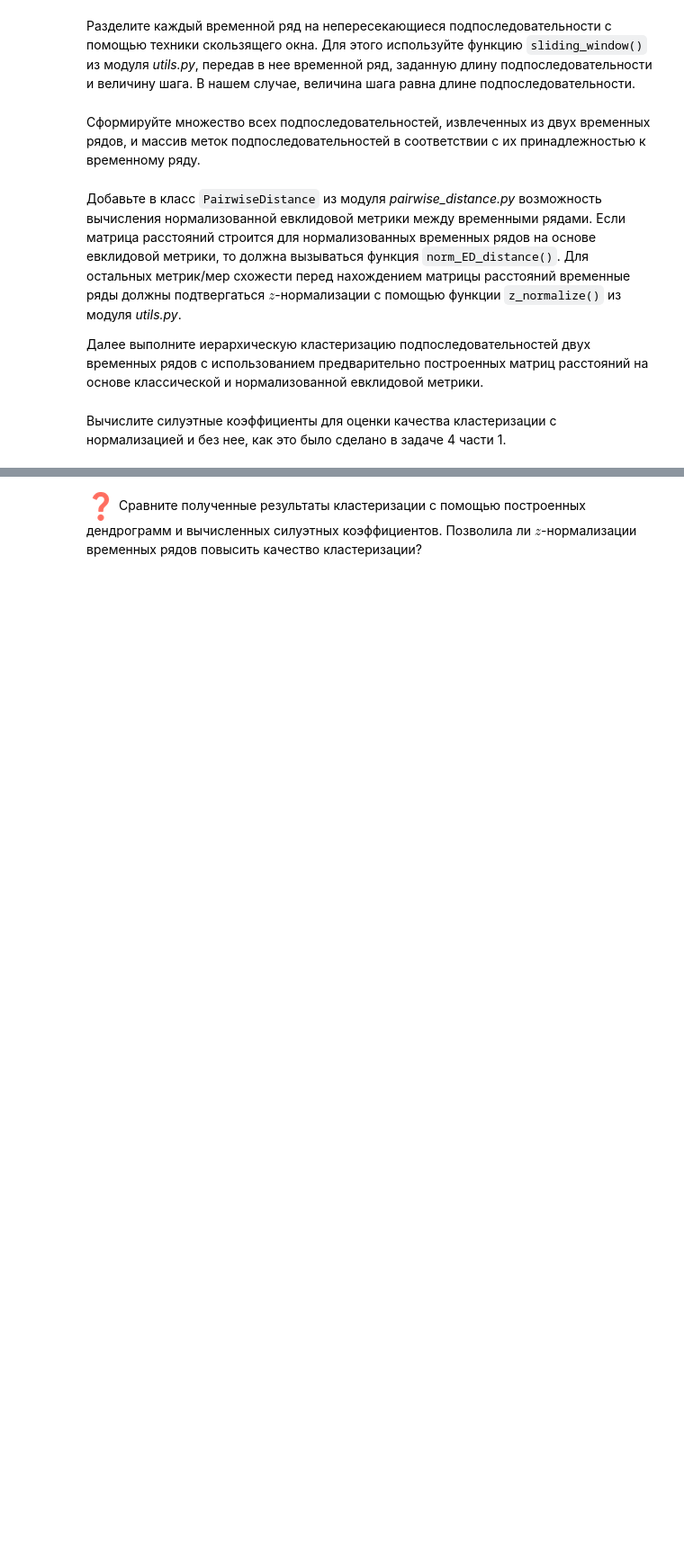
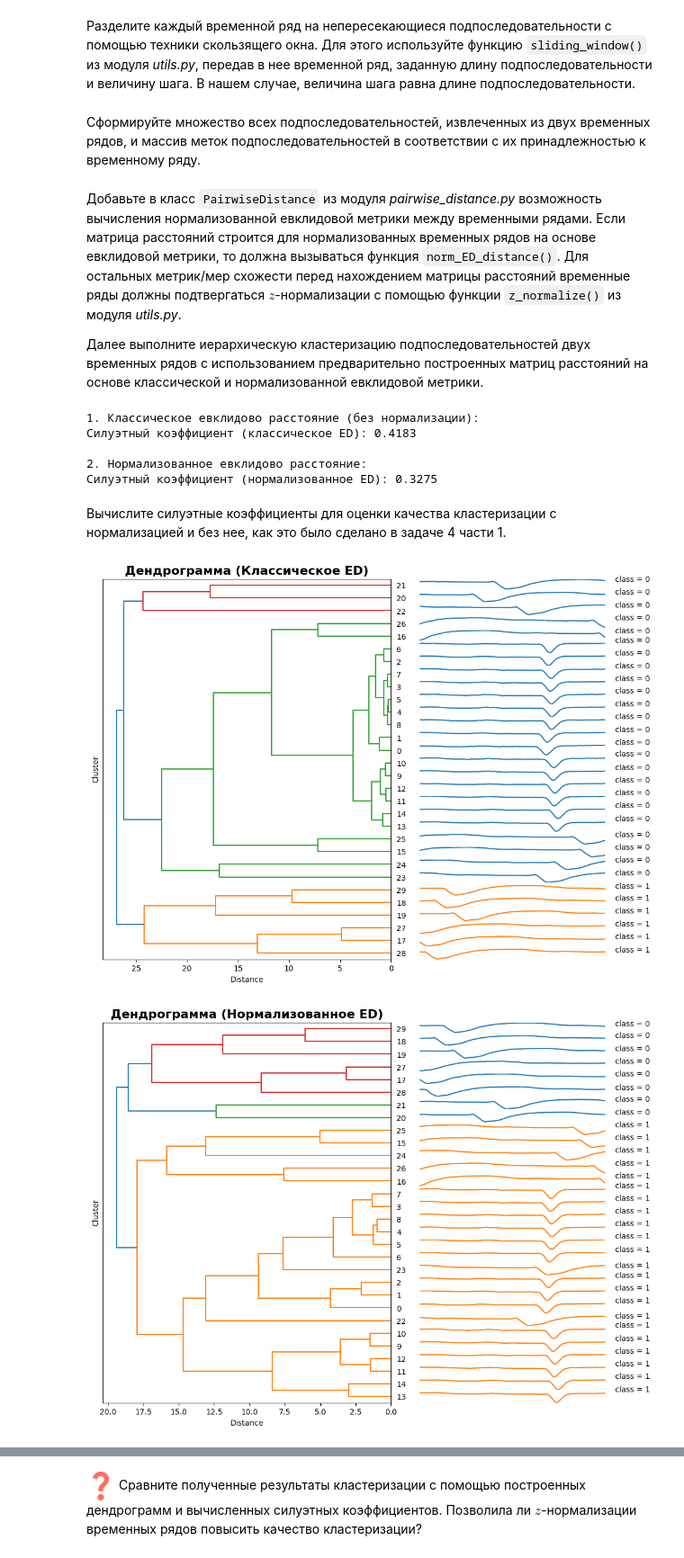
Before and after one commit to Nightpa1n/2025-Vihorev-TimeSeriesCourse, a Jupyter notebook: practice/01 Basics/01 Basics.ipynb, the cells around one changed output, grey strips where cells are left out. Shown at 90% size. Drawn from its saved outputs; the diff is of its cells as text; code cells hidden in the pictures; blank space fills up the shorter version.

Commit message:
add lab-1 part 2 - hor

```diff
--- a/practice/01 Basics/01 Basics.ipynb
+++ b/practice/01 Basics/01 Basics.ipynb
@@ -411,8 +429,8 @@ DTW предпочтительнее для задач, где важна фор
 
 Загрузите два временных ряда и визуализируйте их с помощью функции `plot_ts()` из модуля *plots.py*.
 # %%
-url1 = './datasets/part2/chf10.csv'
+url1 = 'C:/Users/4745356/Desktop/2025-Vihorev-TimeSeriesCourse/practice/01 Basics/datasets/part2/chf10.csv'
 ts1 = read_ts(url1)
 
-url2 = './datasets/part2/chf11.csv'
+url2 = 'C:/Users/4745356/Desktop/2025-Vihorev-TimeSeriesCourse/practice/01 Basics/datasets/part2/chf11.csv'
 ts2 = read_ts(url2)
@@ -442,2 +463,30 @@ labels = np.array([0]*subs_set1[0:15].shape[0] + [1]*subs_set2[0:15].shape[0])
+# %%
+print("\n1. Классическое евклидово расстояние (без нормализации):")
+euclidean_calc = PairwiseDistance(metric='euclidean', is_normalize=False)
+euclidean_matrix = euclidean_calc.calculate(subs_set)
+
+hc_euclidean = TimeSeriesHierarchicalClustering(n_clusters=2, method='complete')
+hc_euclidean.fit(euclidean_matrix)
+labels_euclidean = hc_euclidean.labels_
+
+silhouette_euclidean = silhouette_score(euclidean_matrix, labels_euclidean, metric='precomputed')
+print(f"Силуэтный коэффициент (классическое ED): {silhouette_euclidean:.4f}")
+
+print("\n2. Нормализованное евклидово расстояние:")
+norm_euclidean_calc = PairwiseDistance(metric='euclidean', is_normalize=True)
+norm_euclidean_matrix = norm_euclidean_calc.calculate(subs_set)
+
+hc_norm_euclidean = TimeSeriesHierarchicalClustering(n_clusters=2, method='complete')
+hc_norm_euclidean.fit(norm_euclidean_matrix)
+labels_norm_euclidean = hc_norm_euclidean.labels_
+
+silhouette_norm_euclidean = silhouette_score(norm_euclidean_matrix, labels_norm_euclidean, metric='precomputed')
+print(f"Силуэтный коэффициент (нормализованное ED): {silhouette_norm_euclidean:.4f}")
+# %% [output]
+1. Классическое евклидово расстояние (без нормализации):
+Силуэтный коэффициент (классическое ED): 0.4183
+
+2. Нормализованное евклидово расстояние:
+Силуэтный коэффициент (нормализованное ED): 0.3275
 # %% [markdown]
 Вычислите силуэтные коэффициенты для оценки качества кластеризации с нормализацией и без нее, как это было сделано в задаче 4 части 1.
@@ -445,0 +493,9 @@ labels = np.array([0]*subs_set1[0:15].shape[0] + [1]*subs_set2[0:15].shape[0])
+# %%
+df_subs = pd.DataFrame(subs_set.T)
+
+hc_euclidean.plot_dendrogram(df_subs, labels_euclidean, title='Дендрограмма (Классическое ED)')
+
+hc_norm_euclidean.plot_dendrogram(df_subs, labels_norm_euclidean, title='Дендрограмма (Нормализованное ED)')
+# %% [output]
+[figure, added]
+[figure, added]
```
Also changed, not shown: parts of 14 cells of this notebook, 4 other files.
